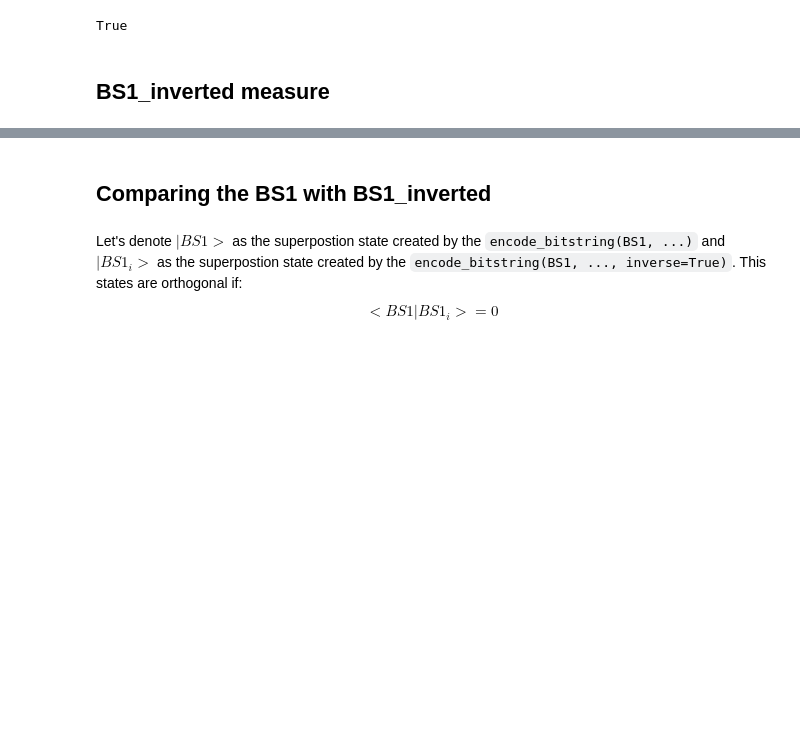
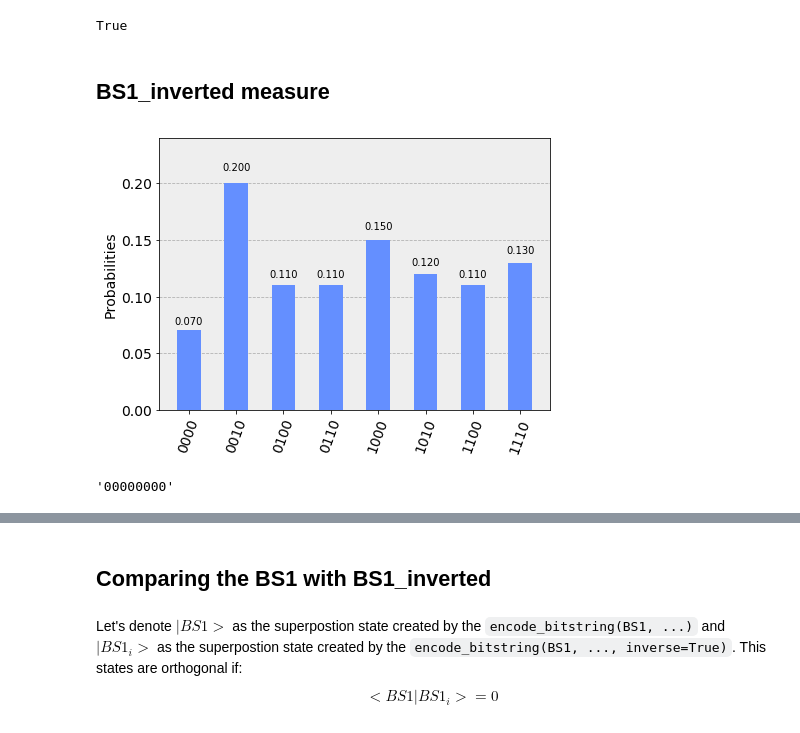
Before and after one commit to lukasszz/qiskit-tutorial, a Jupyter notebook: community/hello_world/bitstring_encoding.ipynb, the cells around one changed output, grey strips where cells are left out. Drawn from its saved outputs; the diff is of its cells as text; code cells hidden in the pictures; blank space fills up the shorter version.

```diff
--- a/community/hello_world/bitstring_encoding.ipynb
+++ b/community/hello_world/bitstring_encoding.ipynb
@@ -131,3 +160,16 @@ bs1_decoded == BS1
 True
 # %% [markdown]
 ## BS1_inverted measure
+# %%
+qc_1i = encode_bitstring(BS1, qr, cr, True)
+qc_1i.x(qr)
+qc_1i.measure(qr, cr)
+job = execute(qc_1i , backend=backend, shots=shots)
+st = job.result().get_counts()
+plot_histogram(st)
+# %% [output]
+[figure, added]
+# %%
+decode_bitstring(st)
+# %% [output]
+'00000000'
```
Also changed, not shown: parts of 16 cells of this notebook, 2 other files.
